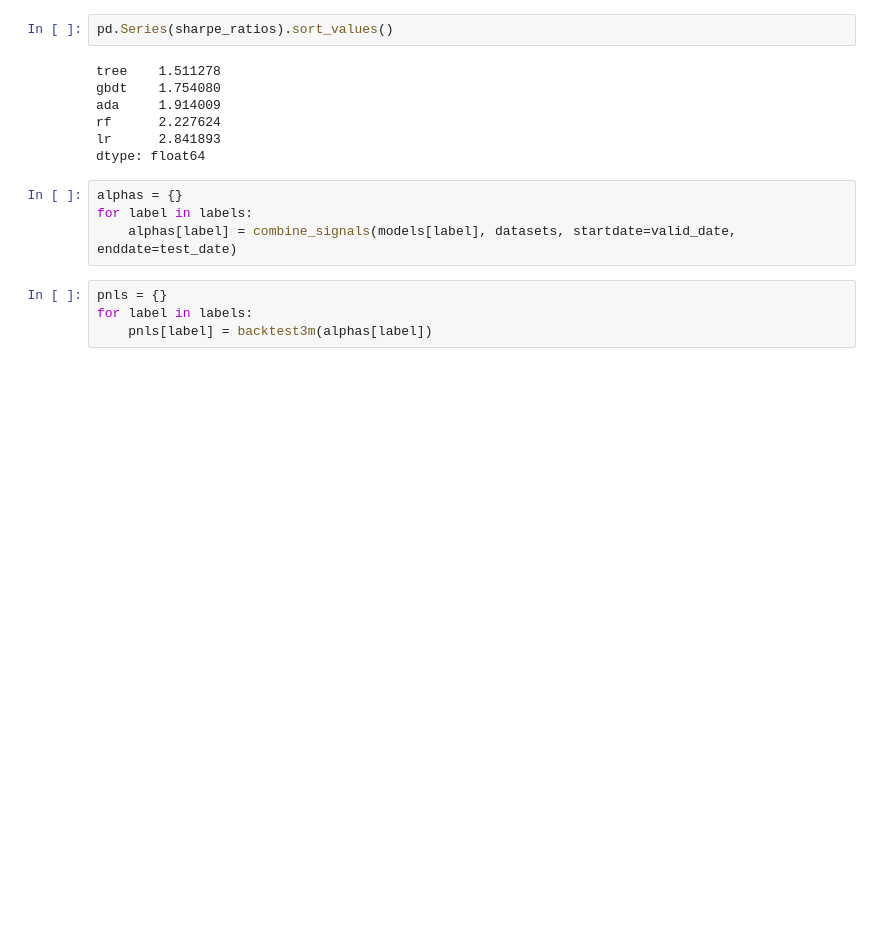
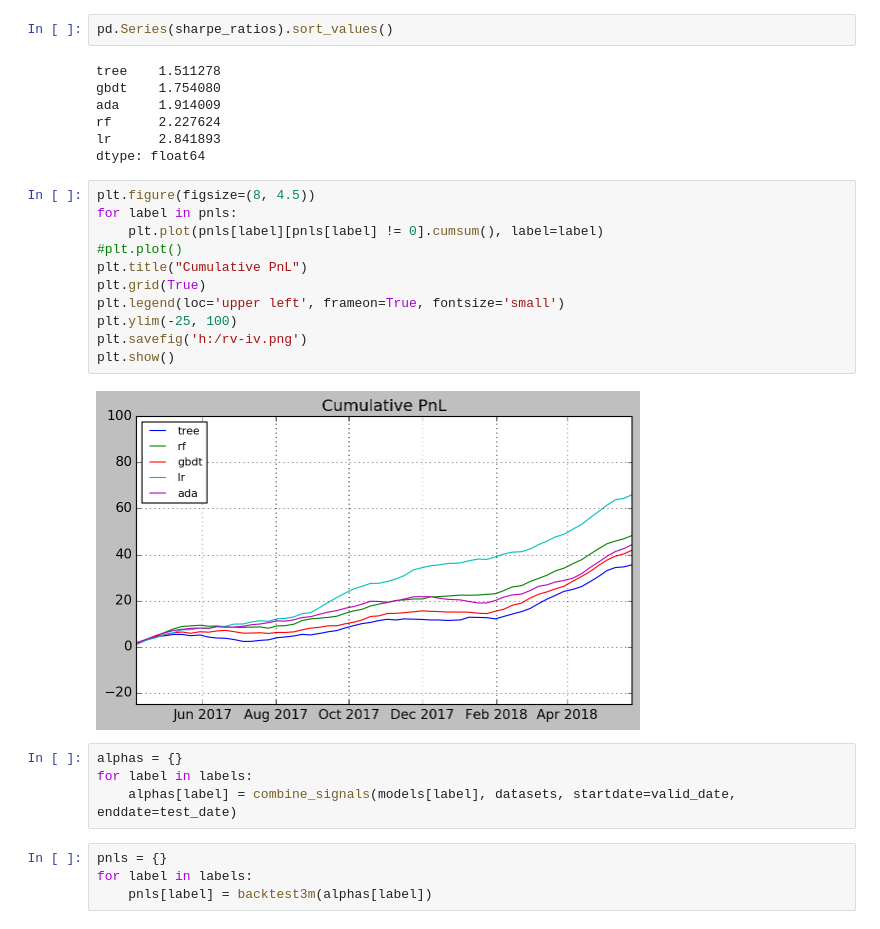
Before and after one commit to dusm3721/CS101, a Jupyter notebook: sd_CombineSignal_final(sharpe).ipynb, the cells around one changed output. Drawn from its saved outputs; the diff is of its cells as text; blank space fills up the shorter version.

```diff
--- a/sd_CombineSignal_final(sharpe).ipynb
+++ b/sd_CombineSignal_final(sharpe).ipynb
@@ -353,6 +353,19 @@ ada     1.914009
 rf      2.227624
 lr      2.841893
 dtype: float64
+# %%
+plt.figure(figsize=(8, 4.5))
+for label in pnls:
+    plt.plot(pnls[label][pnls[label] != 0].cumsum(), label=label)
+#plt.plot()
+plt.title("Cumulative PnL")
+plt.grid(True)
+plt.legend(loc='upper left', frameon=True, fontsize='small')
+plt.ylim(-25, 100)
+plt.savefig('h:/rv-iv.png')
+plt.show()
+# %% [output]
+[figure, added]
 # %%
 alphas = {}
 for label in labels:
```
Also changed, not shown: parts of 5 cells of this notebook.
